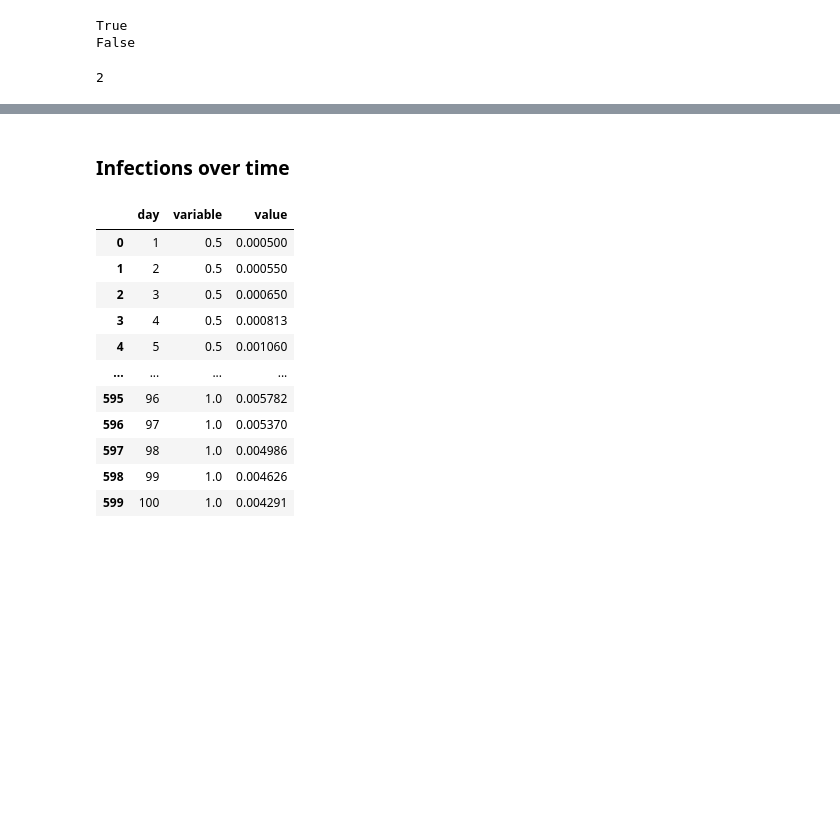
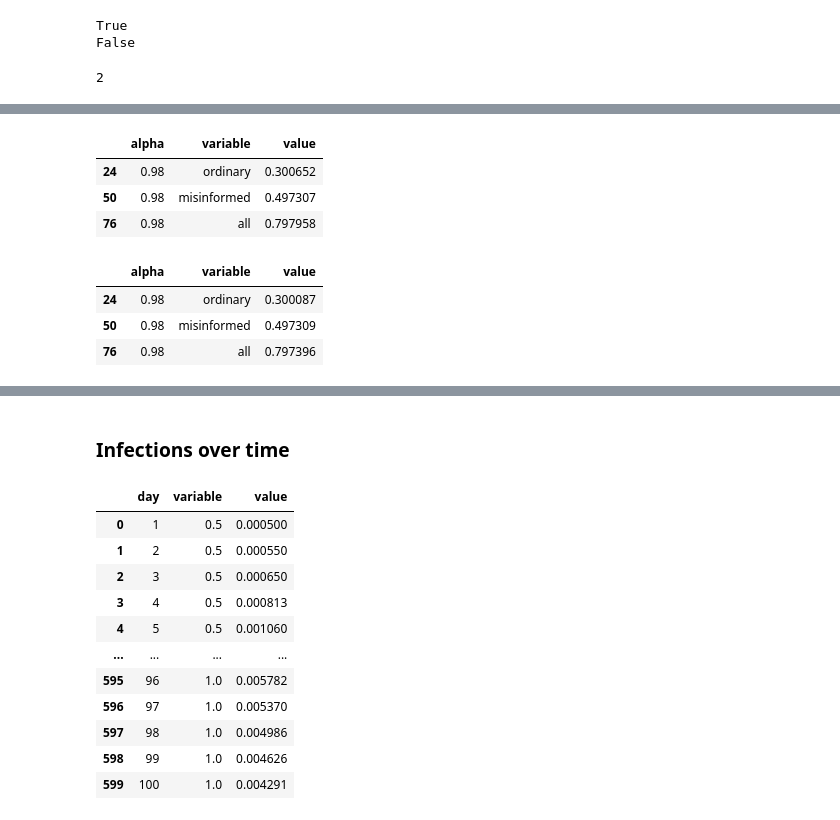
Before and after one commit to mr-devs/mean_field_quals, a Jupyter notebook: notebooks/2022-07-15__second_problem_consider_homophily.ipynb, the cells around one changed output, grey strips where cells are left out. Drawn from its saved outputs; the diff is of its cells as text; code cells hidden in the pictures; blank space fills up the shorter version.

```diff
--- a/notebooks/2022-07-15__second_problem_consider_homophily.ipynb
+++ b/notebooks/2022-07-15__second_problem_consider_homophily.ipynb
@@ -172,3 +172,17 @@ totals_dict['mixed'][np.round(totals_dict['mixed']['alpha'],2) == .98]
+# %%
+totals_dict['mixed'][np.round(totals_dict['mixed']['alpha'],2) == .98]
+# %% [output]
+|  | alpha | variable | value |
+| 24 | 0.98 | ordinary | 0.300652 |
+| 50 | 0.98 | misinformed | 0.497307 |
+| 76 | 0.98 | all | 0.797958 |
+# %%
+totals_dict['not mixed'][np.round(totals_dict['not mixed']['alpha'],2) == .98]
+# %% [output]
+|  | alpha | variable | value |
+| 24 | 0.98 | ordinary | 0.300087 |
+| 50 | 0.98 | misinformed | 0.497309 |
+| 76 | 0.98 | all | 0.797396 |
 # %%
 totals_dict['not mixed'][np.round(totals_dict['not mixed']['alpha'],2) == .98]
 # %% [output]
```
Also changed, not shown: parts of 3 cells of this notebook, 4 other files.
